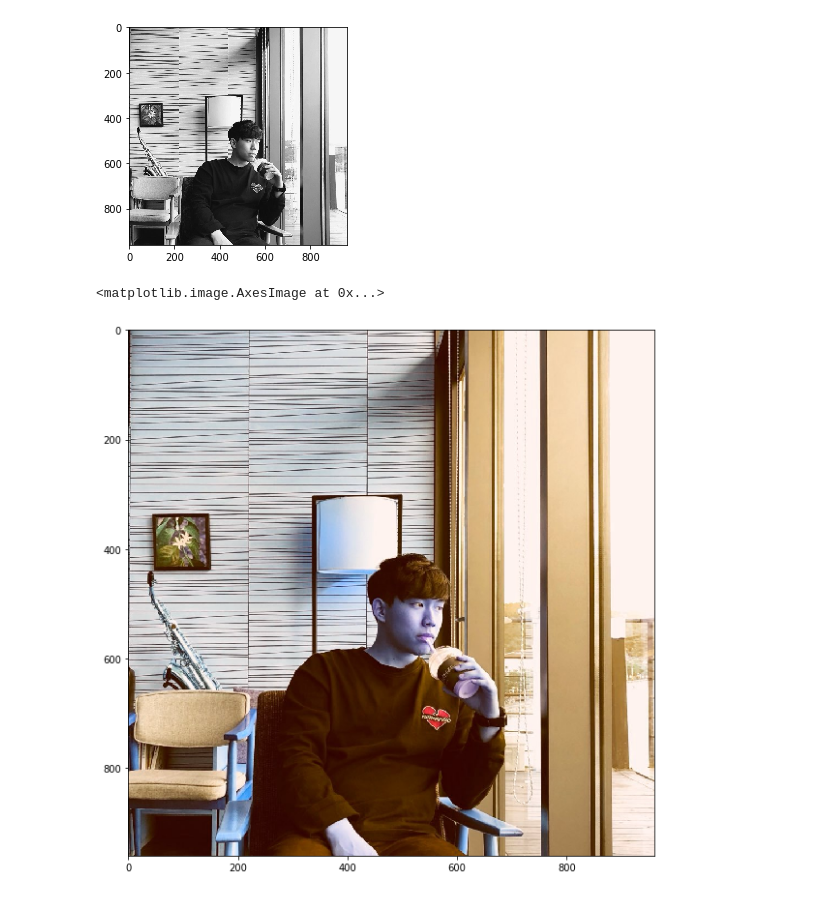
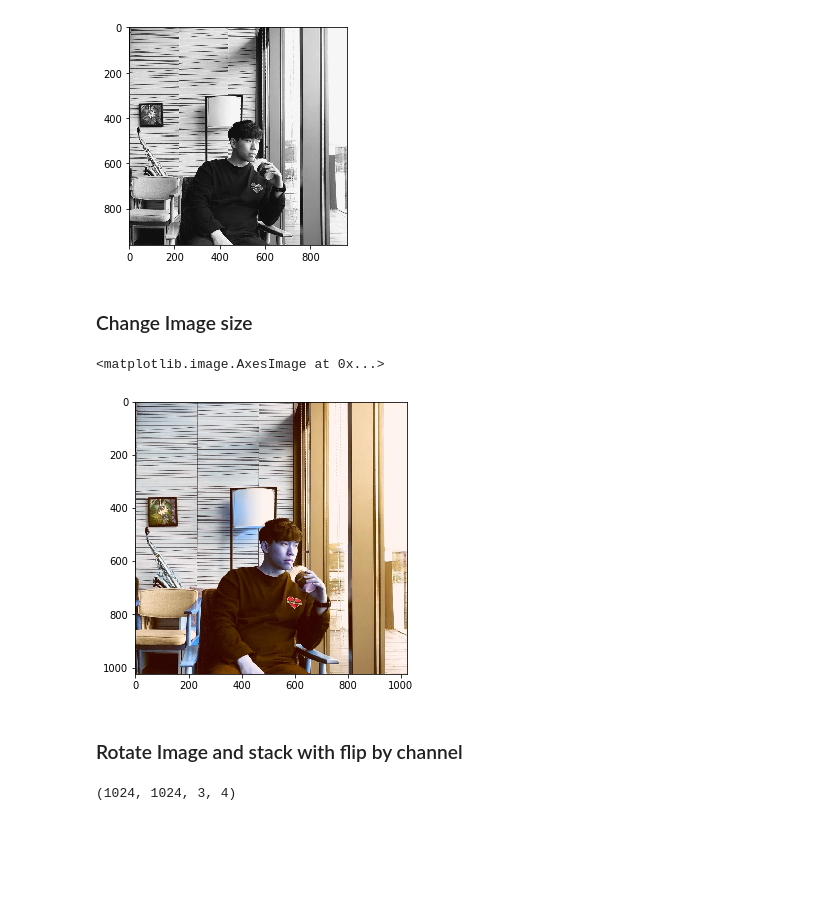
Before and after one commit to Ilevk/TIL, a Jupyter notebook: Python/handling_data/Handling_Image.ipynb, the cells around one changed output. Cells and saved outputs as stored; diff of their text form; code cells hidden in the pictures; blank space fills up the shorter version.

Commit message:
Update handling_Image

```diff
--- a/Python/handling_data/Handling_Image.ipynb
+++ b/Python/handling_data/Handling_Image.ipynb
@@ -20,12 +28,14 @@ plt.imshow(np.mean(np.flip(profile, axis=2),axis=2).reshape((profile.shape[0],-1
 # %% [output]
 <matplotlib.image.AxesImage at 0x...>
 [figure]
+# %% [markdown]
+### Change Image size
 # %%
-profile = cv2.resize(profile, (512, 512))
+profile = cv2.resize(profile, (1024, 1024))
 # %%
-plt.figure(figsize=(10,10))
+plt.figure(figsize=(5,5))
 
 plt.imshow(profile)
 # %% [output]
 <matplotlib.image.AxesImage at 0x...>
-[figure, old version]
+[figure, new version]
@@ -31,0 +44,2 @@ plt.imshow(profile)
+# %% [markdown]
+### Rotate Image and stack with flip by channel
@@ -31,0 +54,4 @@ plt.imshow(profile)
+# %%
+a.shape
+# %% [output]
+(1024, 1024, 3, 4)
```
Also changed, not shown: parts of 16 cells of this notebook.
